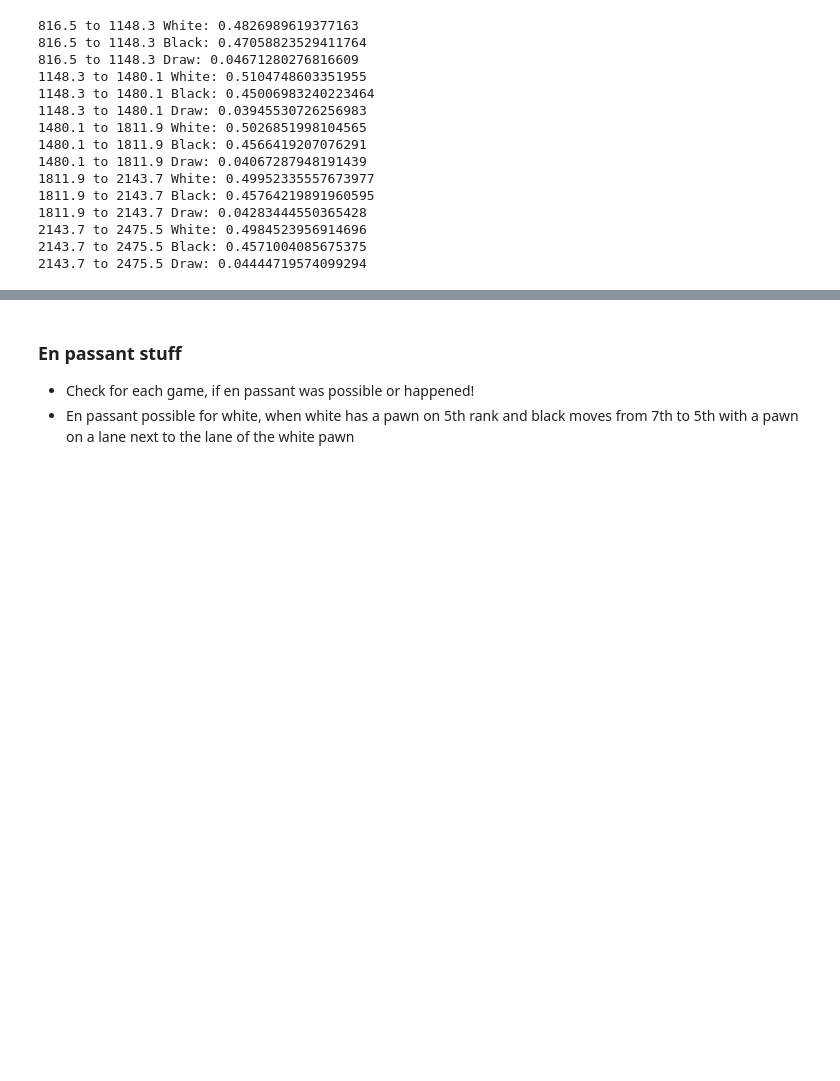
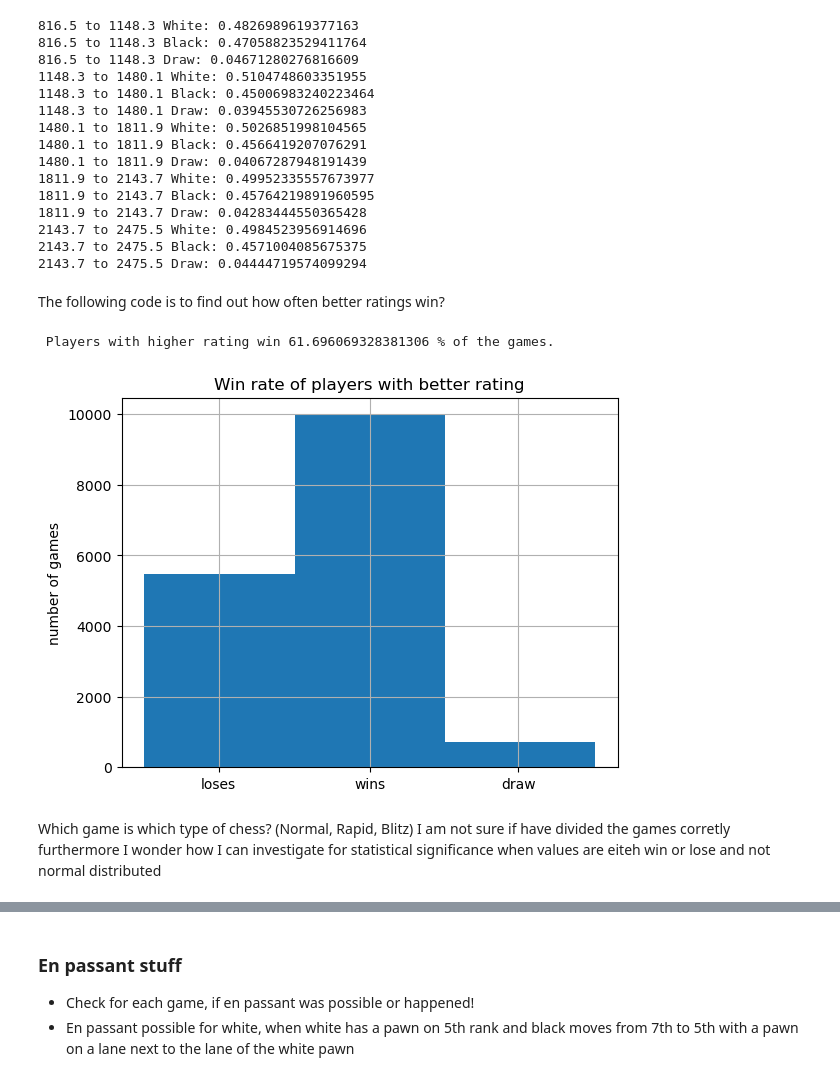
Before and after one commit to Krakenfreund/Schach, a Jupyter notebook: schach.ipynb, the cells around one changed output, grey strips where cells are left out. Drawn from its saved outputs; the diff is of its cells as text; code cells hidden in the pictures; blank space fills up the shorter version.

Commit message:
added win rate depending on rating and small rochade analysis

```diff
--- a/schach.ipynb
+++ b/schach.ipynb
@@ -142,3 +151,26 @@ for i in range(1,6):
 2143.7 to 2475.5 White: 0.4984523956914696
 2143.7 to 2475.5 Black: 0.4571004085675375
 2143.7 to 2475.5 Draw: 0.04444719574099294
+# %% [markdown]
+The following code is to find out how often better ratings win?
+# %%
+def who_wins_rating(row)->int:              #lower rating wins:0, higher rating wins: 1, draw: 2
+    if row["winner"]=="draw":
+        return 2
+    else:
+        return int(row[row["winner"]+ "_rating"]>row["avg_rating"])
+dfr["higher_rating_wins"] = dfr.apply(who_wins_rating, axis=1)
+
+
+print(" Players with higher rating win " + str(sum(dfr["higher_rating_wins"]==1)/len(dfr)*100) + " % of the games.")
+dfr_temp = dfr["higher_rating_wins"].hist(bins=3)
+
+plt.xticks([0.33,1,1.66],["loses", "wins", "draw"])
+plt.title("Win rate of players with better rating")
+plt.ylabel("number of games")
+plt.show()
+# %% [output]
+ Players with higher rating win 61.696069328381306 % of the games.
+[figure, added]
+# %% [markdown]
+Which game is which type of chess? (Normal, Rapid, Blitz) I am not sure if have divided the games corretly furthermore I wonder how I can investigate for statistical significance when values are eiteh win or lose and not normal distributed
```
Also changed, not shown: parts of 9 cells of this notebook.
